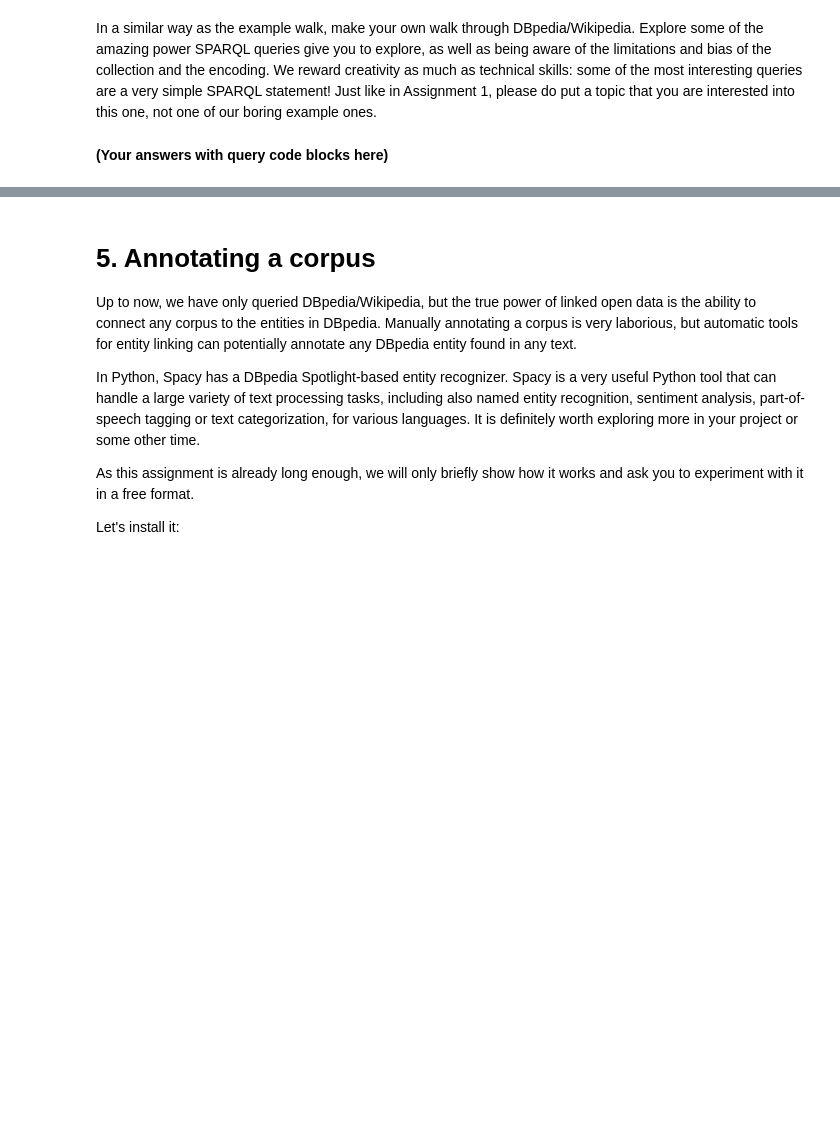
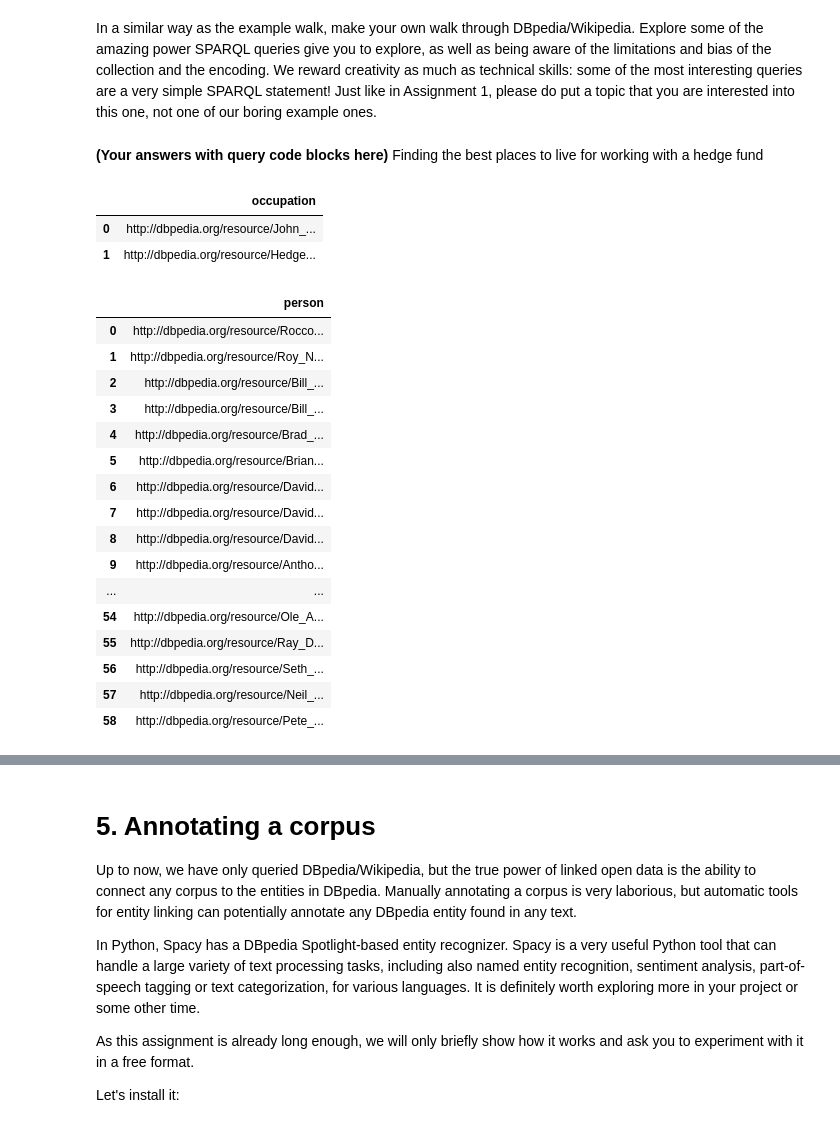
Before and after one commit to LeonardLehman/2023-data-research, a Jupyter notebook: Assignments/3_lodwanderlust.ipynb, the cells around one changed output, grey strips where cells are left out. Saved outputs shown, nothing was run; the diff lists cells and outputs as text; code cells hidden in the pictures; blank space fills up the shorter version.

```diff
--- a/Assignments/3_lodwanderlust.ipynb
+++ b/Assignments/3_lodwanderlust.ipynb
@@ -682,4 +682,42 @@ Rembrandt did not have an occupations so there are issues in coding. It is possi
 # %% [markdown]
 In a similar way as the example walk, make your own walk through DBpedia/Wikipedia. Explore some of the amazing power SPARQL queries give you to explore, as well as being aware of the limitations and bias of the collection and the encoding. We reward creativity as much as technical skills: some of the most interesting queries are a very simple SPARQL statement! Just like in Assignment 1, please do put a topic that you are interested into this one, not one of our boring example ones.
 # %% [markdown]
-**(Your answers with query code blocks here)**
+**(Your answers with query code blocks here)** Finding the best places to live for working with a hedge fund
+# %%
+sparql.setQuery("""
+    SELECT ?occupation WHERE { dbr:John_Overdeck dbo:occupation ?occupation }
+""")
+
+result = sparql.query().convert().decode("utf-8")
+df = pd.read_csv(StringIO(result), sep=",")
+df
+# %% [output]
+|  | occupation |
+| 0 | http://dbpedia.org/resource/John_... |
+| 1 | http://dbpedia.org/resource/Hedge... |
+# %%
+sparql.setQuery("""
+    SELECT ?person WHERE { ?person dbo:occupation dbr:Hedge_fund }
+""")
+
+result = sparql.query().convert().decode("utf-8")
+df = pd.read_csv(StringIO(result), sep=",")
+df
+# %% [output]
+|  | person |
+| 0 | http://dbpedia.org/resource/Rocco... |
+| 1 | http://dbpedia.org/resource/Roy_N... |
+| 2 | http://dbpedia.org/resource/Bill_... |
+| 3 | http://dbpedia.org/resource/Bill_... |
+| 4 | http://dbpedia.org/resource/Brad_... |
+| 5 | http://dbpedia.org/resource/Brian... |
+| 6 | http://dbpedia.org/resource/David... |
+| 7 | http://dbpedia.org/resource/David... |
+| 8 | http://dbpedia.org/resource/David... |
+| 9 | http://dbpedia.org/resource/Antho... |
+| ... | ... |
+| 54 | http://dbpedia.org/resource/Ole_A... |
+| 55 | http://dbpedia.org/resource/Ray_D... |
+| 56 | http://dbpedia.org/resource/Seth_... |
+| 57 | http://dbpedia.org/resource/Neil_... |
+| 58 | http://dbpedia.org/resource/Pete_... |
```
Also changed, not shown: parts of 11 cells of this notebook.
